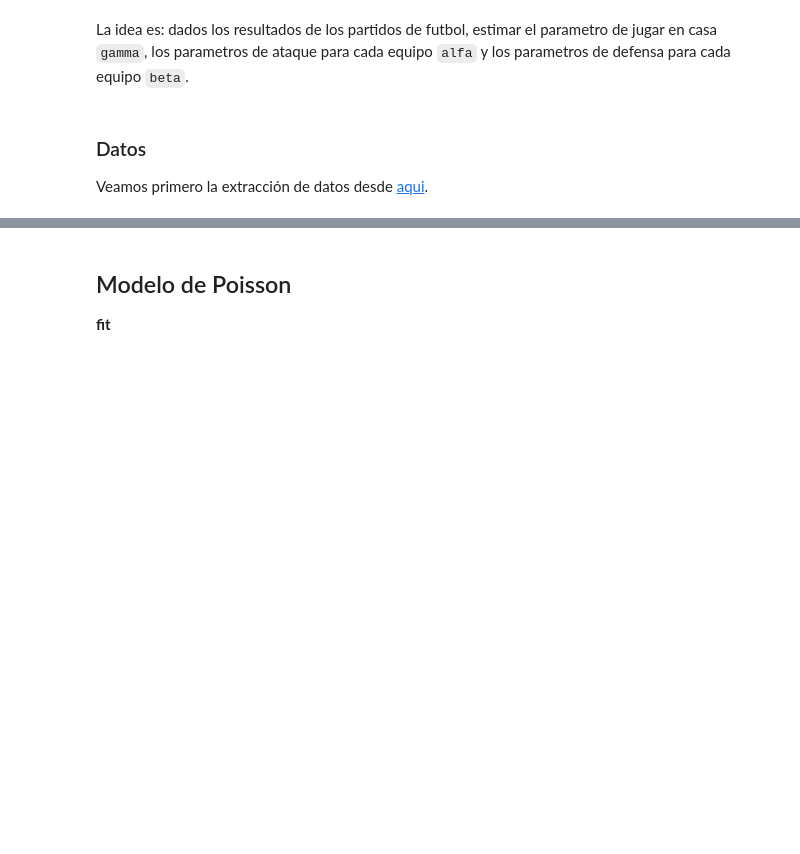
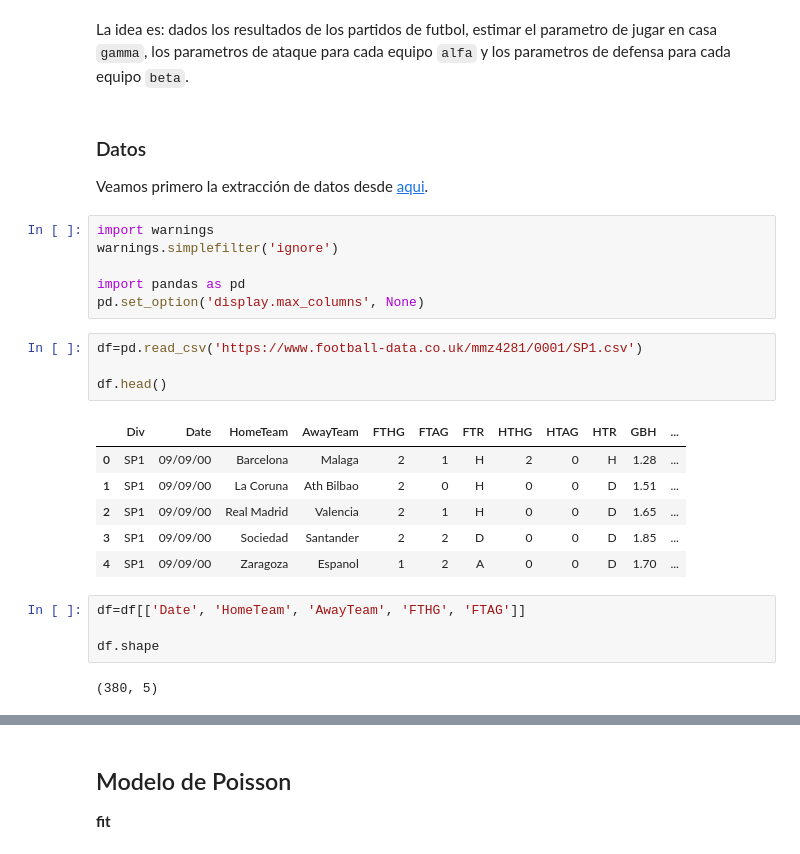
Before and after one commit to YonatanRA/ds_tb_part_21_09, a Jupyter notebook: 03-Machine_Learning/6.1 - Regresion de Poisson-Maher.ipynb, the cells around one changed output, grey strips where cells are left out. Drawn from its saved outputs; the diff is of its cells as text; blank space fills up the shorter version.

```diff
--- a/03-Machine_Learning/6.1 - Regresion de Poisson-Maher.ipynb
+++ b/03-Machine_Learning/6.1 - Regresion de Poisson-Maher.ipynb
@@ -64,3 +64,26 @@ La idea es: dados los resultados de los partidos de futbol, estimar el parametro
 ### Datos
 
 Veamos primero la extracción de datos desde [aqui](https://www.football-data.co.uk/).
+# %%
+import warnings
+warnings.simplefilter('ignore')
+
+import pandas as pd
+pd.set_option('display.max_columns', None)
+# %%
+df=pd.read_csv('https://www.football-data.co.uk/mmz4281/0001/SP1.csv')
+
+df.head()
+# %% [output]
+|  | Div | Date | HomeTeam | AwayTeam | FTHG | FTAG | FTR | HTHG | HTAG | HTR | GBH | ... |
+| 0 | SP1 | 09/09/00 | Barcelona | Malaga | 2 | 1 | H | 2 | 0 | H | 1.28 | ... |
+| 1 | SP1 | 09/09/00 | La Coruna | Ath Bilbao | 2 | 0 | H | 0 | 0 | D | 1.51 | ... |
+| 2 | SP1 | 09/09/00 | Real Madrid | Valencia | 2 | 1 | H | 0 | 0 | D | 1.65 | ... |
+| 3 | SP1 | 09/09/00 | Sociedad | Santander | 2 | 2 | D | 0 | 0 | D | 1.85 | ... |
+| 4 | SP1 | 09/09/00 | Zaragoza | Espanol | 1 | 2 | A | 0 | 0 | D | 1.70 | ... |
+# %%
+df=df[['Date', 'HomeTeam', 'AwayTeam', 'FTHG', 'FTAG']]
+
+df.shape
+# %% [output]
+(380, 5)
```
Also changed, not shown: parts of 21 cells of this notebook.
